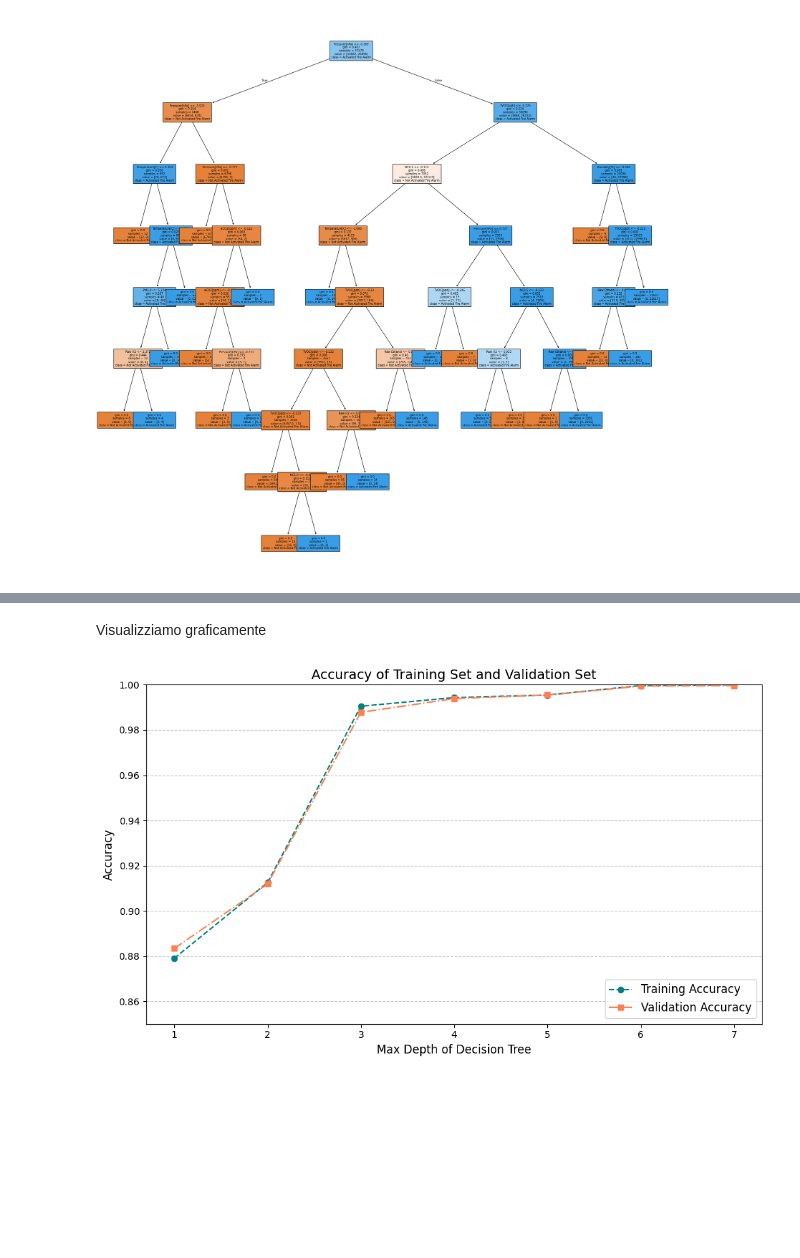
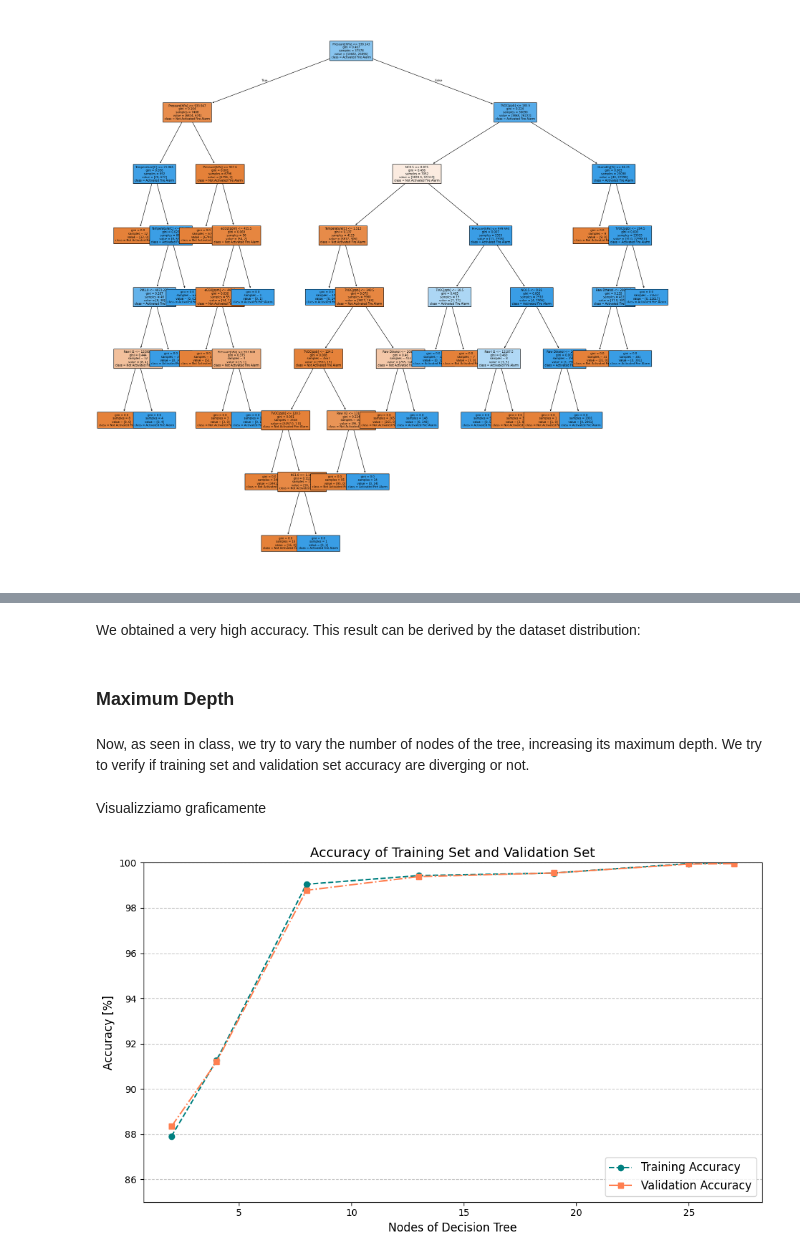
Before and after one commit to bernagit/machine_learning, a Jupyter notebook: main.ipynb, the cells around one changed output, grey strips where cells are left out. Cells and saved outputs as stored; diff of their text form; code cells hidden in the pictures; blank space fills up the shorter version.

```diff
--- a/main.ipynb
+++ b/main.ipynb
@@ -112,5 +112,6 @@ Eliminiamo poi colonne non necessarie all'apprendiamento, ovvero la neo-colonna
 # %%
-dataset.drop(columns=["Id", "UTC", "CNT"], inplace=True)
+old_dataset = dataset.copy()
+dataset = dataset.drop(columns=["Id", "UTC", "CNT"])
 # %% [markdown]
 ## Outliers
 # %% [markdown]
@@ -373,11 +401,3 @@ y_data = dataset["Fire Alarm"]
 
 x_train_val, x_test, y_train_val, y_test = train_test_split(x_data, y_data, test_size=test_ratio, random_state=random_seed)
 x_train, x_val, y_train, y_val = train_test_split(x_train_val, y_train_val, test_size=validation_ratio/(train_ratio+validation_ratio), random_state=random_seed)
-
-# apply a standard scaler to the data
-from sklearn.preprocessing import StandardScaler
-
-scaler = StandardScaler()
-x_train = scaler.fit_transform(x_train)
-x_val = scaler.transform(x_val)
-x_test = scaler.transform(x_test)
@@ -555,39 +610,48 @@ Cerchiamo di visionare al meglio alcuni parametri e come essi riescano a fornire
+# %% [markdown]
+We obtained a very high accuracy. This result can be derived by the dataset distribution:
+# %% [markdown]
+### Maximum Depth
+# %% [markdown]
+Now, as seen in class, we try to vary the number of nodes of the tree, increasing its maximum depth. We try to verify if training set and validation set accuracy are diverging or not.
 # %%
 train_results = []
 val_results = []
 
 depths = list(range(1, default_tree_max_depth))
-for max_depth in depths:
-  classifier = DecisionTreeClassifier(max_depth=max_depth, random_state=random_seed)
-  classifier.fit(x_train, y_train)
+nodes = []
 
-  train_tree_prediction = classifier.predict(x_train)
-  accuracy_training = accuracy_score(y_train, train_tree_prediction)
-  train_results.append(accuracy_training)
+for depth in depths:
+    classifier = DecisionTreeClassifier(max_depth=depth, random_state=random_seed)
+    classifier.fit(x_train, y_train)
 
-  y_val_prediction = classifier.predict(x_val)
-  accuracy_val = accuracy_score(y_val, y_val_prediction)
-  val_results.append(accuracy_val)
+    train_tree_prediction = classifier.predict(x_train)
+    accuracy_training = accuracy_score(y_train, train_tree_prediction)
+    train_results.append(accuracy_training)
+
+    y_val_prediction = classifier.predict(x_val)
+    accuracy_val = accuracy_score(y_val, y_val_prediction)
+    val_results.append(accuracy_val)
+    nodes.append(classifier.get_n_leaves())
 # %% [markdown]
 Visualizziamo graficamente
 # %%
 plt.figure(figsize=(10, 6))
-plt.plot(depths, train_results, label="Training Accuracy", color="teal", marker="o", linestyle="--")
-plt.plot(depths, val_results, label="Validation Accuracy", color="coral", marker="s", linestyle="-.")
+plt.plot(nodes, np.array(train_results) * 100, label="Training Accuracy", color="teal", marker="o", linestyle="--")
+plt.plot(nodes, np.array(val_results) * 100, label="Validation Accuracy", color="coral", marker="s", linestyle="-.")
 
-plt.xlabel("Max Depth of Decision Tree", fontsize=12)
-plt.ylabel("Accuracy", fontsize=12)
-plt.ylim(0.85, 1)
-plt.xticks(depths)
+plt.xlabel("Nodes of Decision Tree", fontsize=12)
+plt.ylabel("Accuracy [%]", fontsize=12)
+plt.ylim(85, 100)
+# plt.xticks(depths)
 
 plt.grid(axis="y", linestyle="--", alpha=0.7)
 plt.legend(loc="lower right", fontsize=12)
 plt.title("Accuracy of Training Set and Validation Set", fontsize=14)
 
 plt.tight_layout()
 plt.show()
 # %% [output]
-[figure, old version]
+[figure, new version]
 # %% [markdown]
 sPiegare il perchè di questa cosa:
 
```
Also changed, not shown: parts of 41 cells of this notebook.
